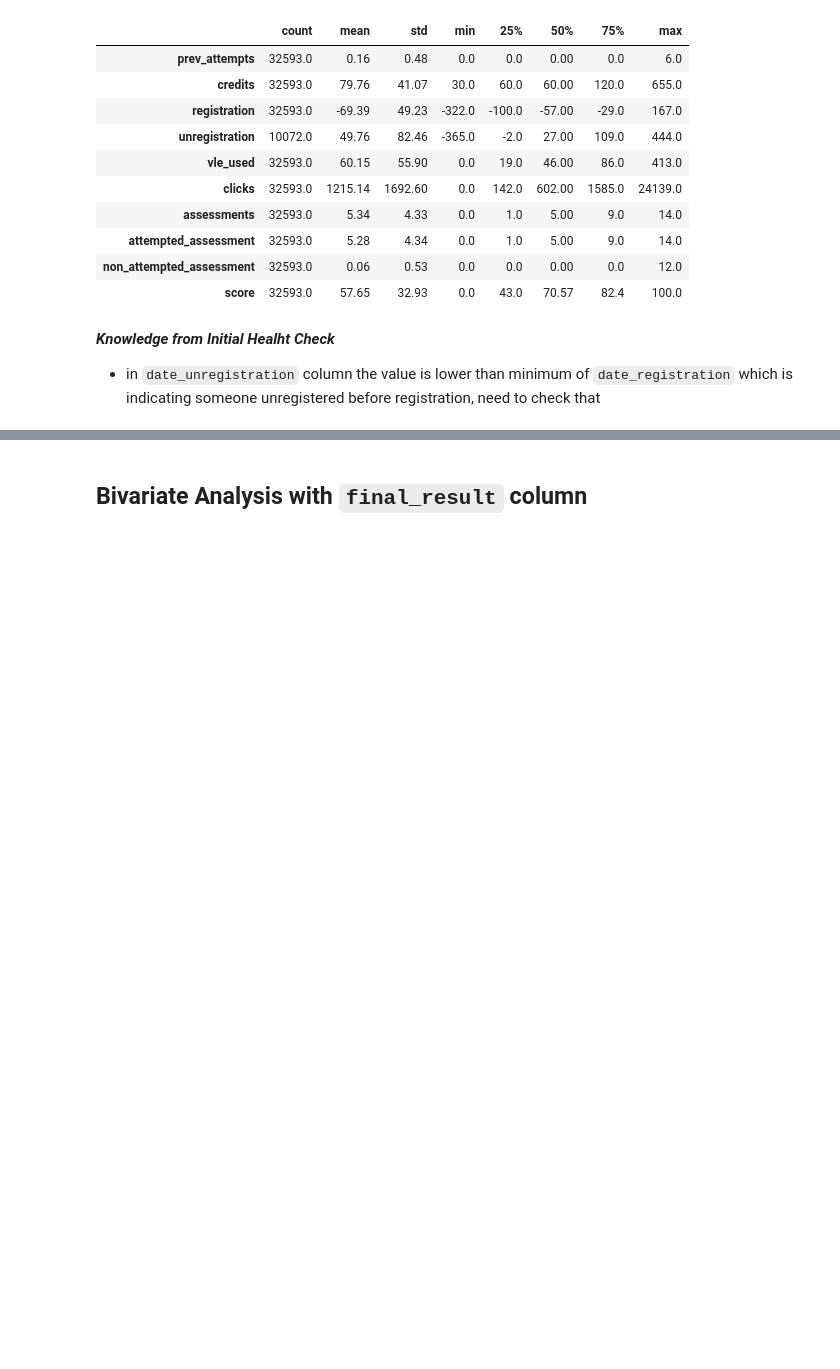
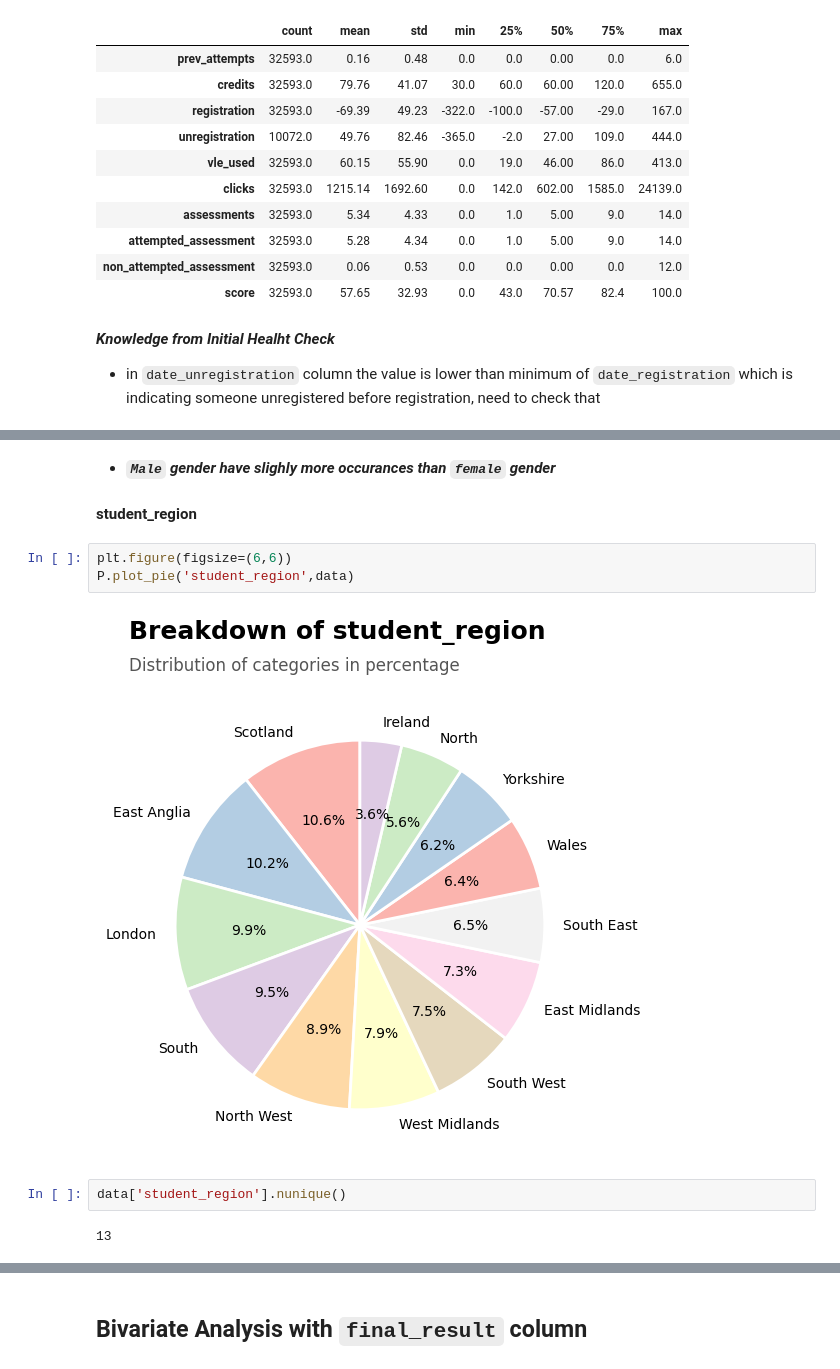
Before and after one commit to IamRaNo/ranojoy_data_analytics_projects, a Jupyter notebook: Beyond Oulad - Students Dropout/notebooks/03_pandas_analysis.ipynb, the cells around one changed output, grey strips where cells are left out. Drawn from its saved outputs; the diff is of its cells as text; blank space fills up the shorter version.

```diff
--- a/Beyond Oulad - Students Dropout/notebooks/03_pandas_analysis.ipynb
+++ b/Beyond Oulad - Students Dropout/notebooks/03_pandas_analysis.ipynb
@@ -342,0 +239,13 @@ P.plot_pie('final_result',data=data)
+# %% [markdown]
+- ***`Male` gender have slighly more occurances than `female` gender***
+# %% [markdown]
+**student_region**
+# %%
+plt.figure(figsize=(6,6))
+P.plot_pie('student_region',data)
+# %% [output]
+[figure, added]
+# %%
+data['student_region'].nunique()
+# %% [output]
+13
```
Also changed, not shown: parts of 70 cells of this notebook.
